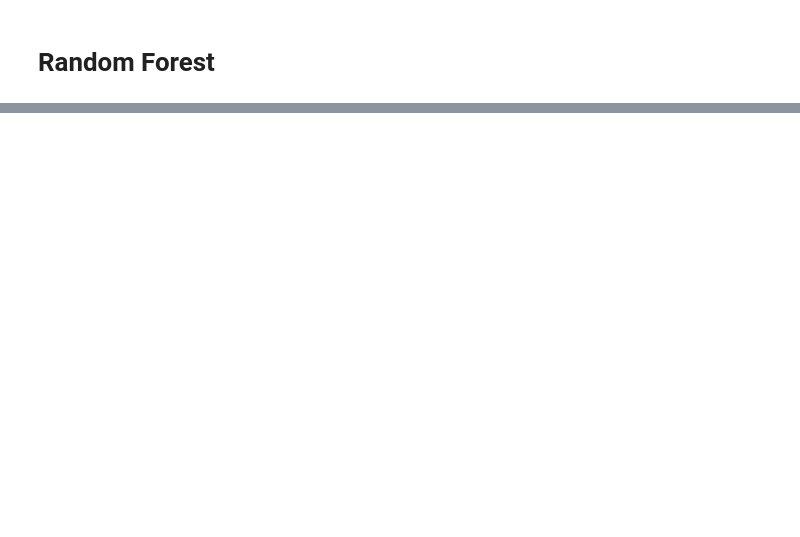
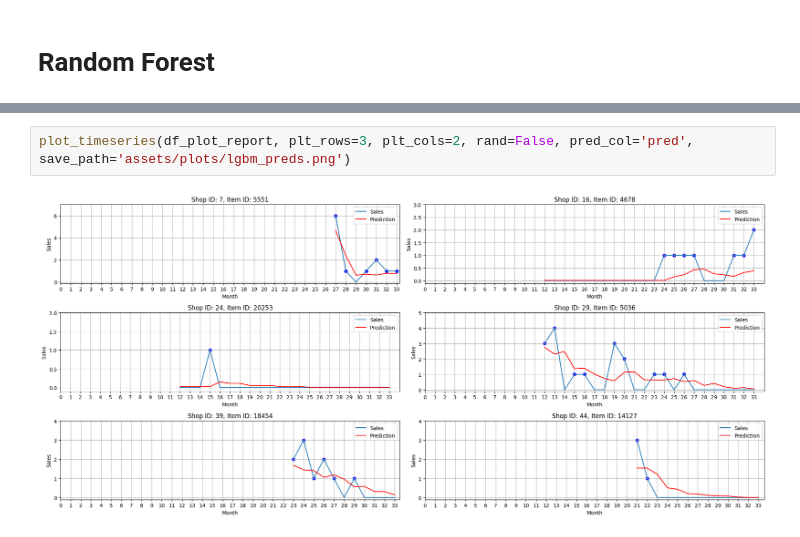
Before and after one commit to milymilek/sales-forecasting, a Jupyter notebook: notebooks/4_tabular_model_training.ipynb, the cells around one changed output, grey strips where cells are left out. Saved outputs shown, nothing was run; the diff lists cells and outputs as text; blank space fills up the shorter version.

```diff
--- a/notebooks/4_tabular_model_training.ipynb
+++ b/notebooks/4_tabular_model_training.ipynb
@@ -109,0 +173,4 @@ np.float64(0.42443140968739057)
+# %%
+plot_timeseries(df_plot_report, plt_rows=3, plt_cols=2, rand=False, pred_col='pred', save_path='assets/plots/lgbm_preds.png')
+# %% [output]
+[figure, added]
```
Also changed, not shown: parts of 16 cells of this notebook, 15 other files.
